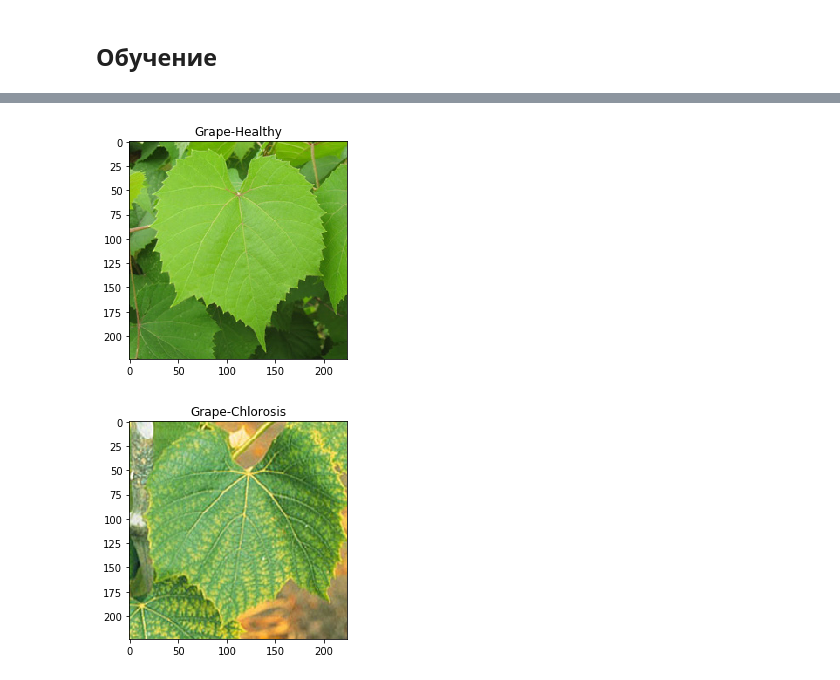
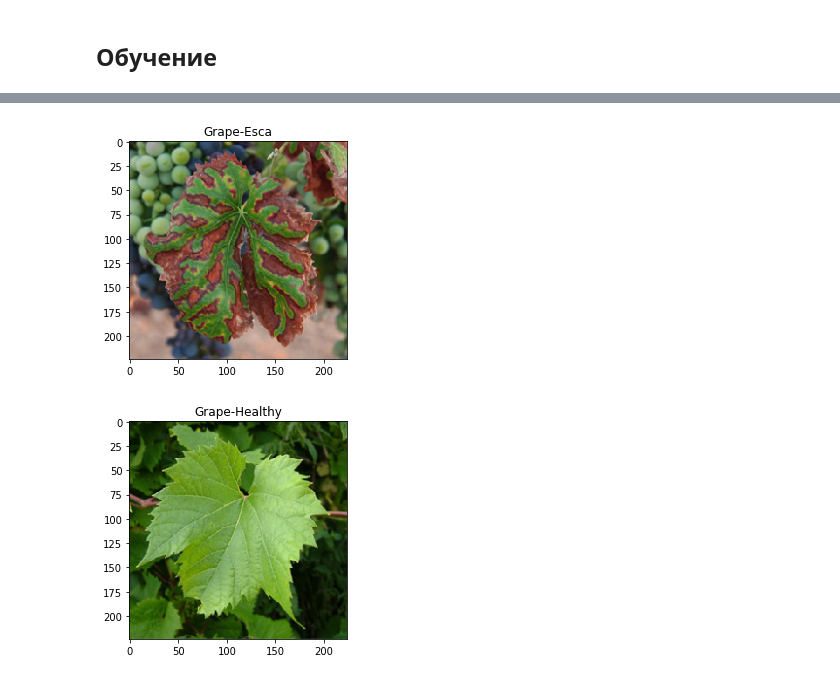
Before and after one commit to datdefboi/plants-health-detector, a Jupyter notebook: plants.ipynb, the cells around one changed output, grey strips where cells are left out. Saved outputs shown, nothing was run; the diff lists cells and outputs as text; code cells hidden in the pictures.

```diff
--- a/plants.ipynb
+++ b/plants.ipynb
@@ -57,12 +68,18 @@ X = preprocess_input(np.array(images))
-# %%
-from sklearn.model_selection import train_test_split
-X_train, X_test, C_train, C_test = train_test_split(X, D, train_size=0.8, test_size=0.2, random_state=777) # поменял на исходные изображения
 # %%
-gen_train = ImageDataGenerator(featurewise_center=True,
+images_gen = ImageDataGenerator(
+    featurewise_center=True,
     featurewise_std_normalization=True,
     rotation_range=90,
     horizontal_flip=True)
-flow_train = gen_train.flow(X_train,C_train)
 
-gen_test = ImageDataGenerator()
-flow_test = gen_test.flow(X_test, C_test)
+flow = images_gen.flow(X_train,cat_train_labels)
+# %%
+gen_count = 100
+gen_images = []
+gen_labels = []
+for i in range(gen_count):
+    x,y = flow.next()
+    gen_images.append(x)
+    gen_labels.append(y)
+gen_images = np.concatenate(gen_images)
+gen_labels = np.concatenate(gen_labels)
@@ -222,10 +253,10 @@ get_by_name('Cotton-Healthy')[0][0]
 def draw(id):
     plt.figure()
     plt.title(diseases[id])
-    plt.imshow(images[id].astype("int"))
+    plt.imshow(images[id].astype("int")[:,:])
 # %%
+draw(get_by_name('Grape-Esca')[1][0])
 draw(get_by_name('Grape-Healthy')[1][0])
-draw(get_by_name('Grape-Chlorosis')[1][0])
 # %% [output]
-[figure, old version]
+[figure, new version]
-[figure, old version]
+[figure, new version]
```
Also changed, not shown: parts of 35 cells of this notebook.
